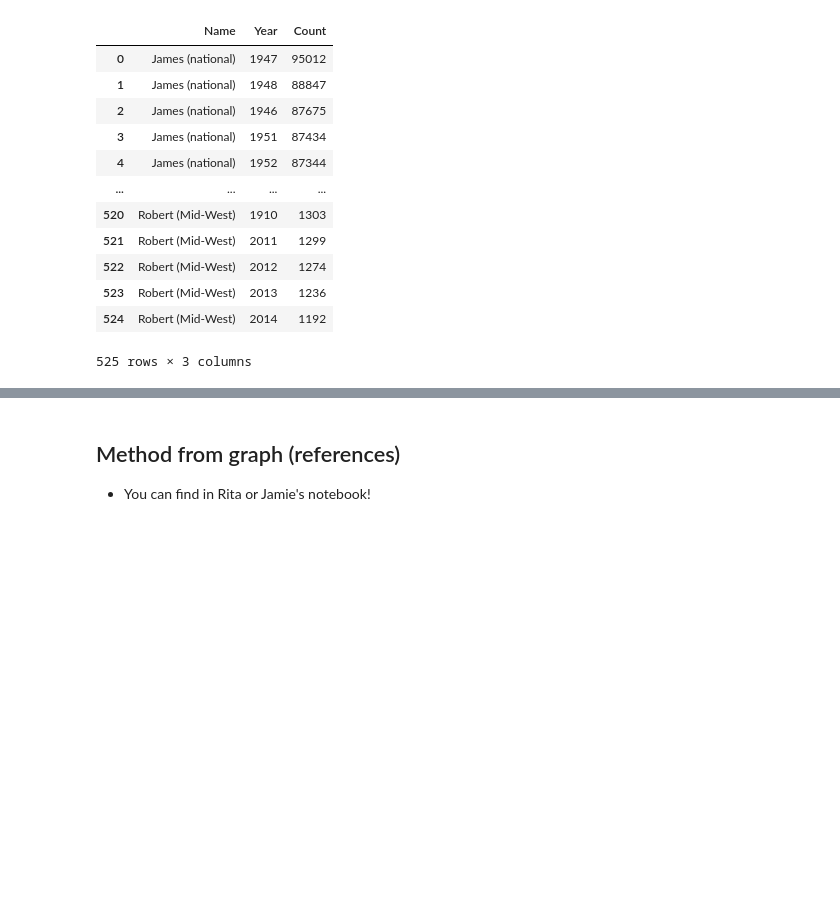
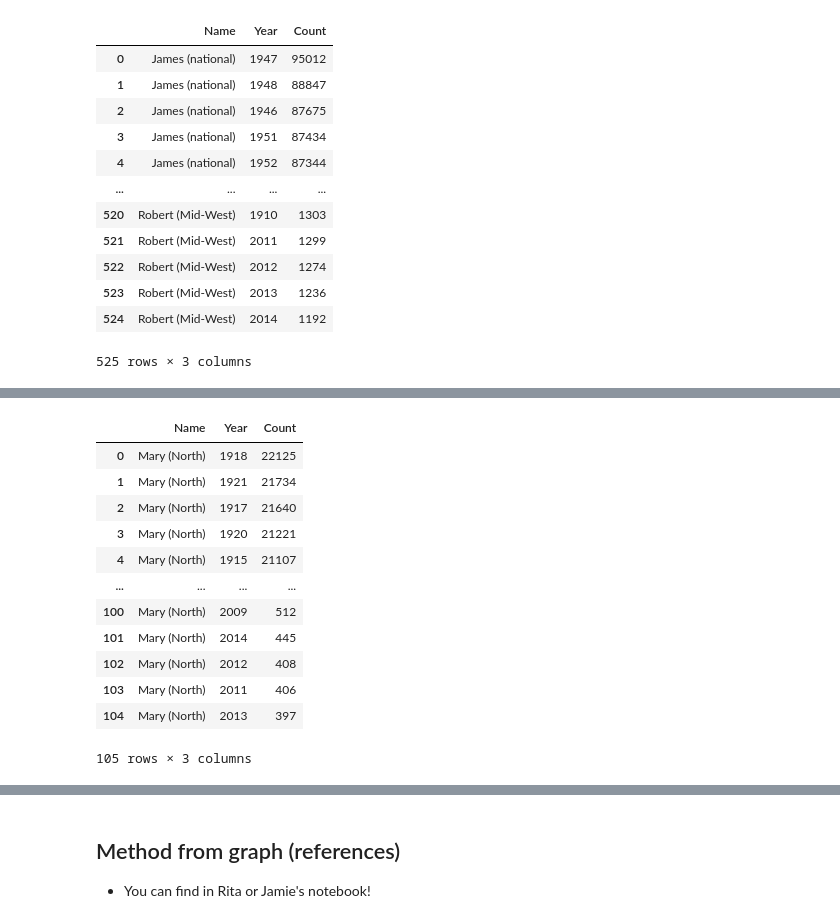
Before and after one commit to data301-2020-winter2/course-project-group_1039, a Jupyter notebook: analysis/submitted/analysis.ipynb, the cells around one changed output, grey strips where cells are left out. Drawn from its saved outputs; the diff is of its cells as text; code cells hidden in the pictures; blank space fills up the shorter version.

```diff
--- a/analysis/submitted/analysis.ipynb
+++ b/analysis/submitted/analysis.ipynb
@@ -422,0 +447,24 @@ merged_df
+# %%
+# Cleaning dataframe to only show top name, and its count value for each year (North)
+top_north_f = n_df.drop(columns='Gender').groupby(['Name','Year'],as_index=False).agg(np.sum).sort_values(ascending=False, by=['Count'])
+top_north_f = top_north_f.loc[(top_north_f['Name'] == top)].reset_index(drop=True)
+top_north_f.reset_index(drop=True)
+
+# Adding the region in name column
+for i in range(0,105):
+    top_north_f.loc[i,'Name'] = top_f + ' (North)'
+top_north_f.reset_index(drop=True)
+# %% [output]
+|  | Name | Year | Count |
+| 0 | Mary (North) | 1918 | 22125 |
+| 1 | Mary (North) | 1921 | 21734 |
+| 2 | Mary (North) | 1917 | 21640 |
+| 3 | Mary (North) | 1920 | 21221 |
+| 4 | Mary (North) | 1915 | 21107 |
+| ... | ... | ... | ... |
+| 100 | Mary (North) | 2009 | 512 |
+| 101 | Mary (North) | 2014 | 445 |
+| 102 | Mary (North) | 2012 | 408 |
+| 103 | Mary (North) | 2011 | 406 |
+| 104 | Mary (North) | 2013 | 397 |
+105 rows × 3 columns
```
Also changed, not shown: parts of 11 cells of this notebook.
